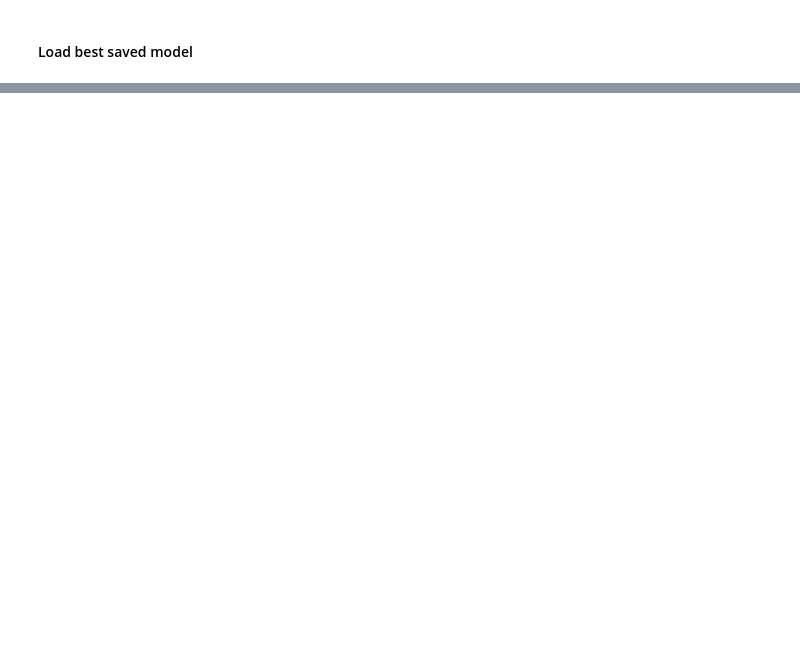
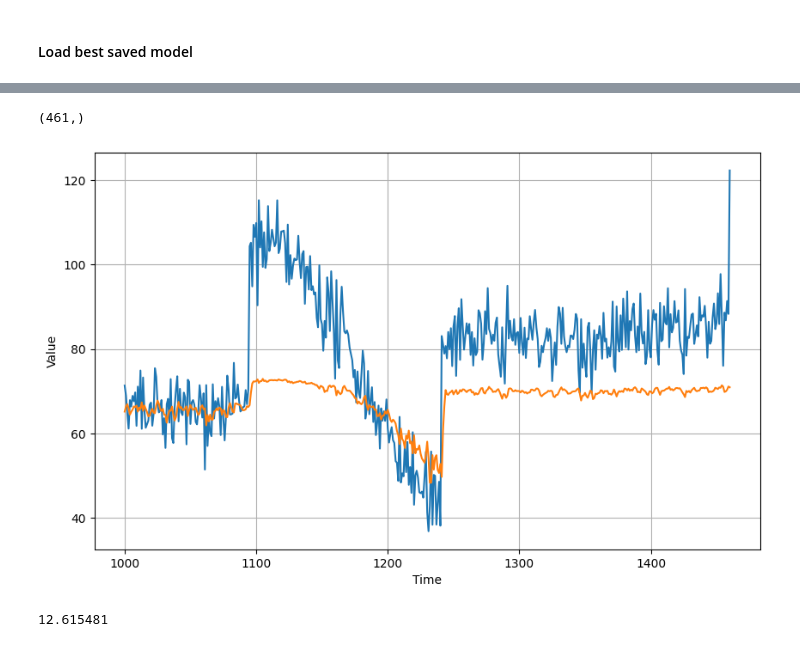
Before and after one commit to Mach-web/Machine_learning, a Jupyter notebook: Time_series_forecasting/forecating_with_stateful_rnn.ipynb, the cells around one changed output, grey strips where cells are left out. Drawn from its saved outputs; the diff is of its cells as text; code cells hidden in the pictures; blank space fills up the shorter version.

Commit message:
Build and trained a stateful rnn, however, the mae was sooo high

```diff
--- a/Time_series_forecasting/forecating_with_stateful_rnn.ipynb
+++ b/Time_series_forecasting/forecating_with_stateful_rnn.ipynb
@@ -228,0 +239,4 @@ rnn_forecast
+# %%
+model.reset_states()
+rnn_forecast = model.predict(series[np.newaxis, :, np.newaxis])
+print(rnn_forecast)
@@ -228,0 +252,17 @@ rnn_forecast
+# %%
+rnn_forecast = rnn_forecast[0, split_time - 1:-1, 0]
+# print(rnn_forecast)
+# %%
+rnn_forecast.shape
+# %% [output]
+(461,)
+# %%
+plt.figure(figsize = (10, 6))
+plot_series(time_valid, x_valid)
+plot_series(time_valid, rnn_forecast)
+# %% [output]
+[figure, added]
+# %%
+keras.metrics.mean_absolute_error(x_valid, rnn_forecast).numpy()
+# %% [output]
+12.615481
```
Also changed, not shown: parts of 8 cells of this notebook.
